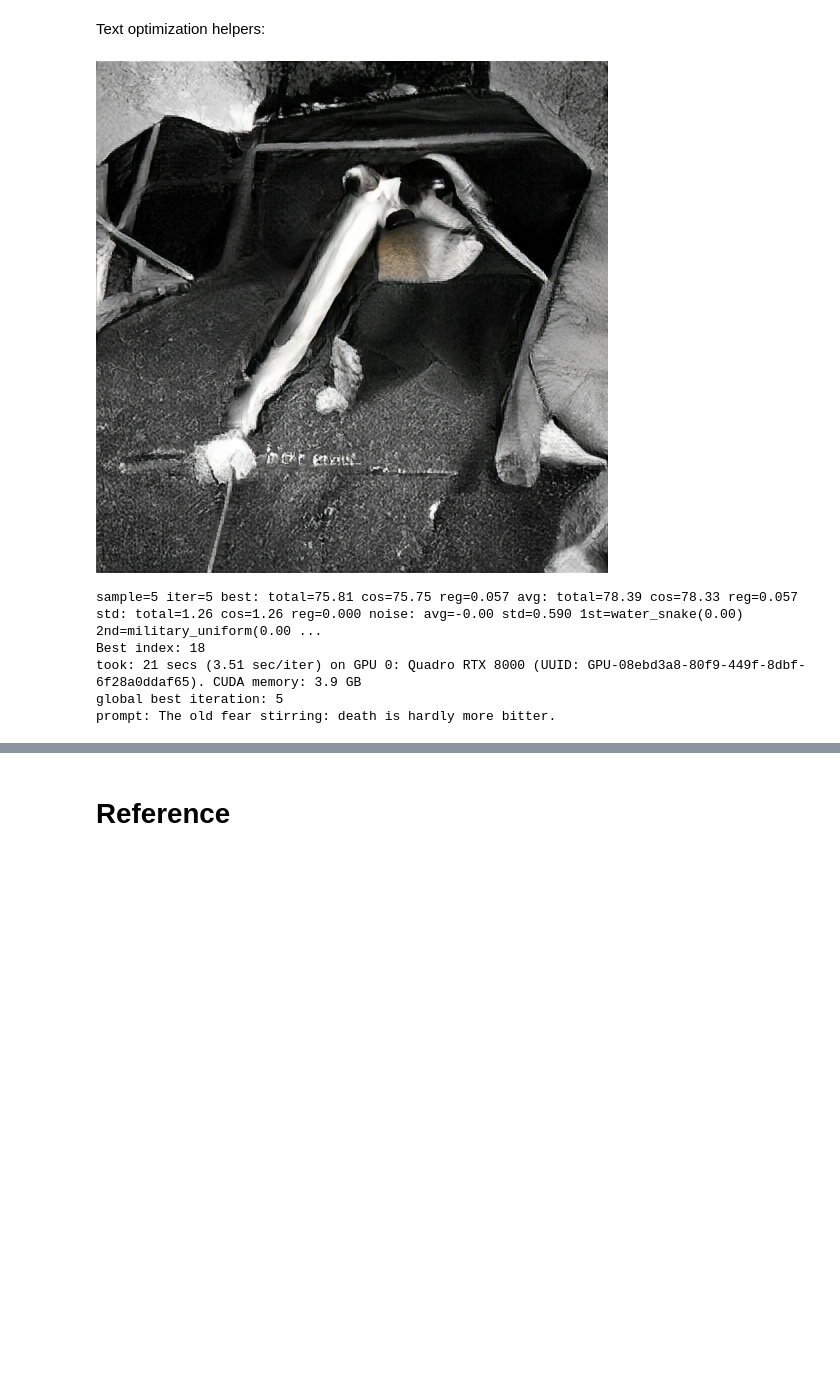
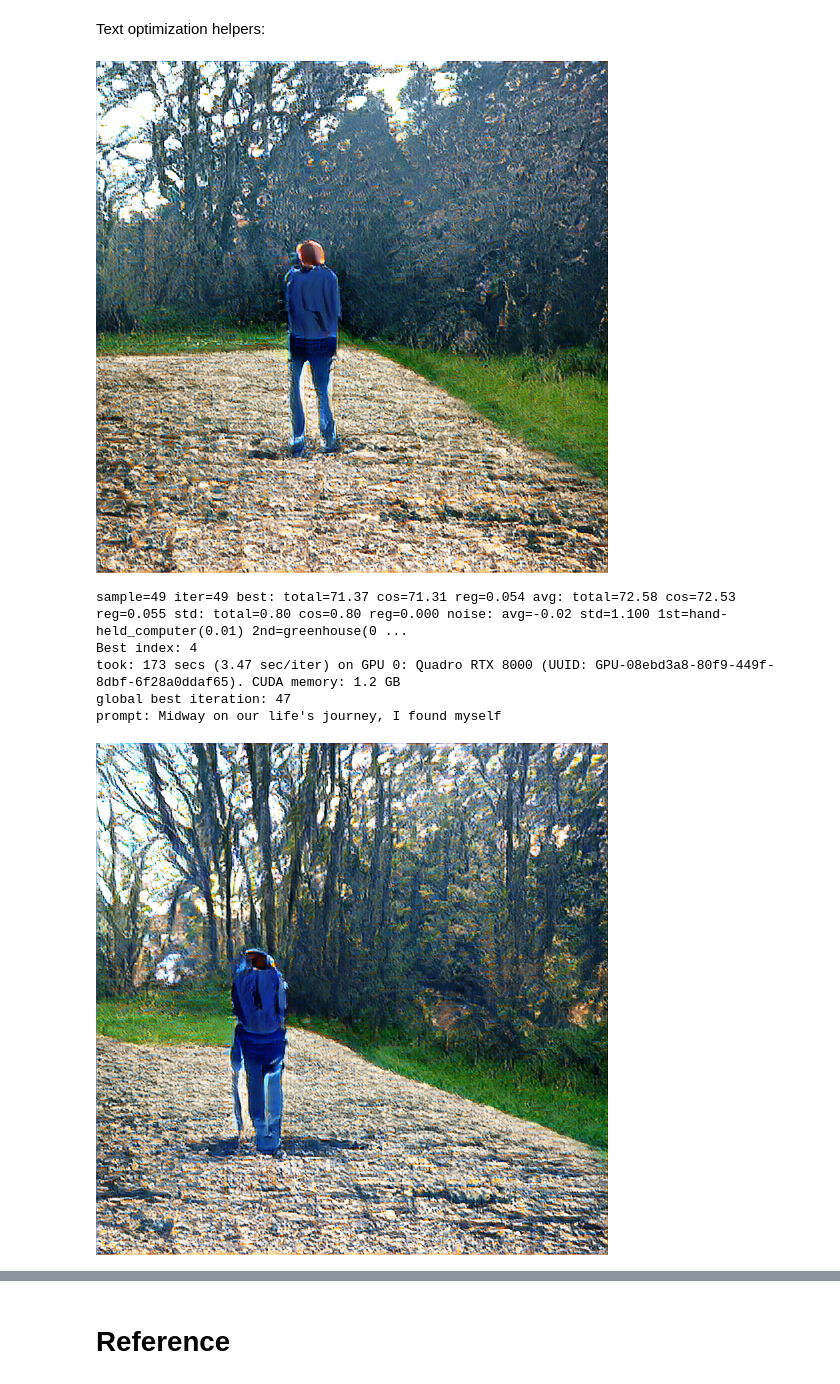
Before and after one commit to roberttwomey/visual-imagination, a Jupyter notebook: text_to_image_WanderCLIP_nautilus.ipynb, the cells around one changed output, grey strips where cells are left out. Drawn from its saved outputs; the diff is of its cells as text; code cells hidden in the pictures; blank space fills up the shorter version.

```diff
--- a/text_to_image_WanderCLIP_nautilus.ipynb
+++ b/text_to_image_WanderCLIP_nautilus.ipynb
@@ -11,26 +11,26 @@ Results show up in `/work/results/` in the file browser at left
 # %%
 prompts = [
     "Midway on our life's journey, I found myself",
-    "In dark woods, the right road lost",
-    "To tell About those woods is hard - so tangled and rough",
-    "And savage that thinking of it now, I feel",
-    "The old fear stirring: death is hardly more bitter.",
-    "And yet, to treat the good I found there as well",
-    "I'll tell what I saw, though how I came to enter",
-    "I cannot well say, being so full of sleep",
-    "Whatever moment it was I began to blunder",
-    "Off the true path. But when I came to stop",
-    "Below a hill that marked one end of the valley",
-    "That had pierced my heart with terror, I looked up",
-    "Toward the crest and saw its shoulders already",
-    "Mantled in rays of that bright planet that shows",
-    "The road to everyone, whatever our journey.",
-    "Then I could feel the terror begin to ease",
-    "That churned in my heart's lake all through the night.",
-    "As one still panting, ashore from dangerous seas",
-    "Looks back at the deep he has escaped, my thought",
-    "Returned, still fleeing, to regard that grim defile",
-    "That never left any alive who stayed in it."
+#     "In dark woods, the right road lost",
+#     "To tell About those woods is hard - so tangled and rough",
+#     "And savage that thinking of it now, I feel",
+#     "The old fear stirring: death is hardly more bitter.",
+#     "And yet, to treat the good I found there as well",
+#     "I'll tell what I saw, though how I came to enter",
+#     "I cannot well say, being so full of sleep",
+#     "Whatever moment it was I began to blunder",
+#     "Off the true path. But when I came to stop",
+#     "Below a hill that marked one end of the valley",
+#     "That had pierced my heart with terror, I looked up",
+#     "Toward the crest and saw its shoulders already",
+#     "Mantled in rays of that bright planet that shows",
+#     "The road to everyone, whatever our journey.",
+#     "Then I could feel the terror begin to ease",
+#     "That churned in my heart's lake all through the night.",
+#     "As one still panting, ashore from dangerous seas",
+#     "Looks back at the deep he has escaped, my thought",
+#     "Returned, still fleeing, to regard that grim defile",
+#     "That never left any alive who stayed in it."
 ]
 
 seed = 9#1#3
@@ -311,7 +311,7 @@ total_iterations = iterations + terminal_iterations*('terminal' in optimizer)
 # ====
 # NOT EDITED BELOW
 
-for prompt in prompts[1:]:
+for prompt in prompts:
 
     # initialization
     eps = 1e-8
@@ -500,37 +500,38 @@ for prompt in prompts[1:]:
             noise_vector[0] = global_best_noise_vector
             if class_vector is not None:
               class_vector[0] = global_best_class_vector
       if save_every and i % save_every == 0 or show_every and i % show_every == 0:
         print('took: %d secs (%.2f sec/iter) on %s. CUDA memory: %.1f GB'%(time()-start,(time()-start)/(i+1), machine[0], torch.cuda.max_memory_allocated()/1024**3))
         print('global best iteration: %d' % global_best_iteration)
         print('prompt: %s' % prompt)
         #print('prompt: %s, target-CLIP: %s' % (prompt, target_clip))
 
     # from modified BigCLIP
     # prompt_safe = prompt.replace(" ","_")
     # results_timestamp = resultspath+'%s_%s' % (prompt_safe, datetime.datetime.now().strftime('%Y%m%d_%H%M%S'))
     # save(best_out, results_timestamp+'.jpg')
     # save_vec(noise_vector[best_ind], results_timestamp+'_noise.txt')
     # save_vec(class_vector[best_ind], results_timestamp+'_class.txt')
 
-    prompt_safe = prompt.replace(" ","_")
+    prompt_safe = prompt.replace([" ", ","],"_")
     out, _ = get_output(global_best_noise_vector.unsqueeze(0), None if global_best_class_vector is None else global_best_class_vector.unsqueeze(0))
     name = '%s/%s.jpg'%(resultspath, prompt_safe)
     pil_image = save(out,name)
     save_vec(global_best_noise_vector, '%s/%s_noise.txt' % (resultspath, prompt_safe))
     save_vec(global_best_class_vector, '%s/%s_class.txt' % (resultspath, prompt_safe))
 
     display(pil_image)
     print('best_loss=%.2f best_iter=%d'%(global_best_loss,global_best_iteration))
 
     # move outputs to saved path with datestampt
     newdir = outpath[:-1]+"_"+prompt_safe+"_"+datetime.datetime.now().strftime('%Y%m%d_%H%M%S')
     !mv $outpath $newdir
     !mkdir -p $outpath
 # %% [output]
-[figure, old version]
+[figure, new version]
-sample=5 iter=5 best: total=75.81 cos=75.75 reg=0.057 avg: total=78.39 cos=78.33 reg=0.057 std: total=1.26 cos=1.26 reg=0.000 noise: avg=-0.00 std=0.590 1st=water_snake(0.00) 2nd=military_uniform(0.00 ...
-Best index: 18
-took: 21 secs (3.51 sec/iter) on GPU 0: Quadro RTX 8000 (UUID: GPU-08ebd3a8-80f9-449f-8dbf-6f28a0ddaf65). CUDA memory: 3.9 GB
-global best iteration: 5
-prompt: The old fear stirring: death is hardly more bitter.
+sample=49 iter=49 best: total=71.37 cos=71.31 reg=0.054 avg: total=72.58 cos=72.53 reg=0.055 std: total=0.80 cos=0.80 reg=0.000 noise: avg=-0.02 std=1.100 1st=hand-held_computer(0.01) 2nd=greenhouse(0 ...
+Best index: 4
+took: 173 secs (3.47 sec/iter) on GPU 0: Quadro RTX 8000 (UUID: GPU-08ebd3a8-80f9-449f-8dbf-6f28a0ddaf65). CUDA memory: 1.2 GB
+global best iteration: 47
+prompt: Midway on our life's journey, I found myself
+[figure, added]
```
Also changed, not shown: parts of 2 cells of this notebook, 1 other file.
